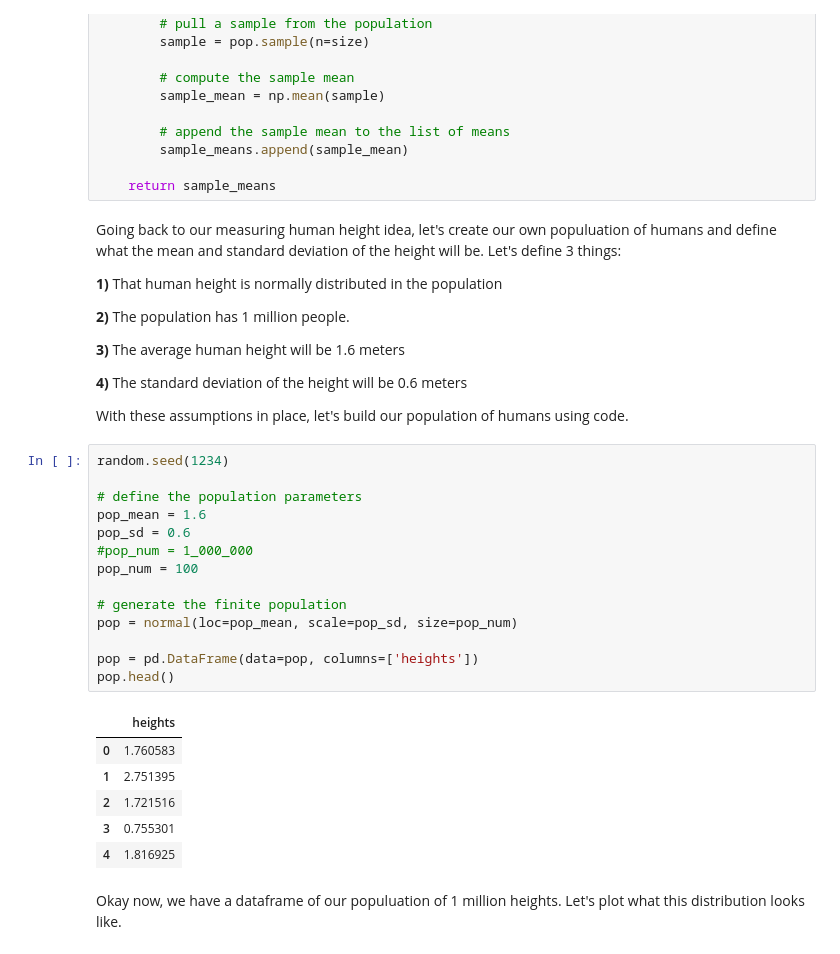
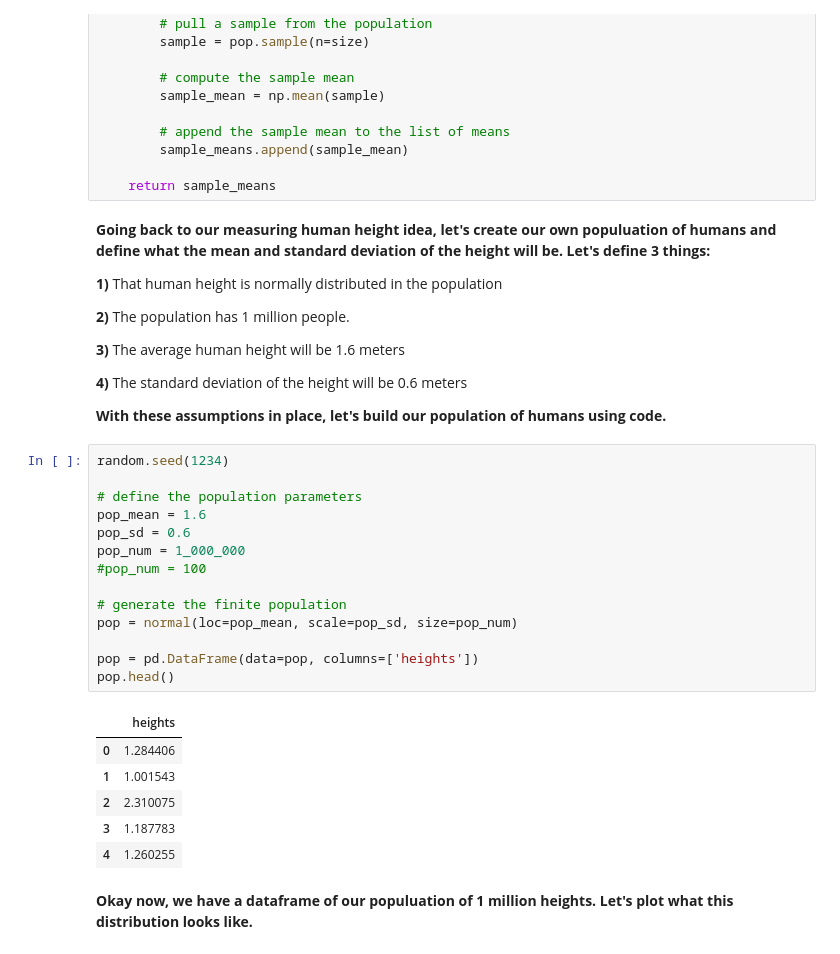
Before and after one commit to aromatic-toast/aromatic-toast.github.io, a Jupyter notebook: _data/gist_notebooks/what_is_CLT_gist1.ipynb, the cells around one changed output. Drawn from its saved outputs; the diff is of its cells as text.

```diff
--- a/_data/gist_notebooks/what_is_CLT_gist1.ipynb
+++ b/_data/gist_notebooks/what_is_CLT_gist1.ipynb
@@ -50,7 +41,7 @@ def get_sample_means(pop, n, size):
 
     return sample_means
 # %% [markdown]
-Going back to our measuring human height idea, let's create our own populuation of humans and define what the mean and standard deviation of the height will be. Let's define 3 things:
+**Going back to our measuring human height idea, let's create our own populuation of humans and define what the mean and standard deviation of the height will be. Let's define 3 things:**
 
 **1)** That human height is normally distributed in the population
 
@@ -60,27 +51,27 @@ Going back to our measuring human height idea, let's create our own populuation
 
 **4)** The standard deviation of the height will be 0.6 meters
 
-With these assumptions in place, let's build our population of humans using code.
+**With these assumptions in place, let's build our population of humans using code.**
 # %%
 random.seed(1234)
 
 # define the population parameters
 pop_mean = 1.6
 pop_sd = 0.6
-#pop_num = 1_000_000
-pop_num = 100
+pop_num = 1_000_000
+#pop_num = 100
 
 # generate the finite population
 pop = normal(loc=pop_mean, scale=pop_sd, size=pop_num)
 
 pop = pd.DataFrame(data=pop, columns=['heights'])
 pop.head()
 # %% [output]
 |  | heights |
-| 0 | 1.760583 |
-| 1 | 2.751395 |
-| 2 | 1.721516 |
-| 3 | 0.755301 |
-| 4 | 1.816925 |
+| 0 | 1.284406 |
+| 1 | 1.001543 |
+| 2 | 2.310075 |
+| 3 | 1.187783 |
+| 4 | 1.260255 |
 # %% [markdown]
-Okay now, we have a dataframe of our populuation of 1 million heights. Let's plot what this distribution looks like.
+**Okay now, we have a dataframe of our populuation of 1 million heights. Let's plot what this distribution looks like.**
```
Also changed, not shown: parts of 9 cells of this notebook.
